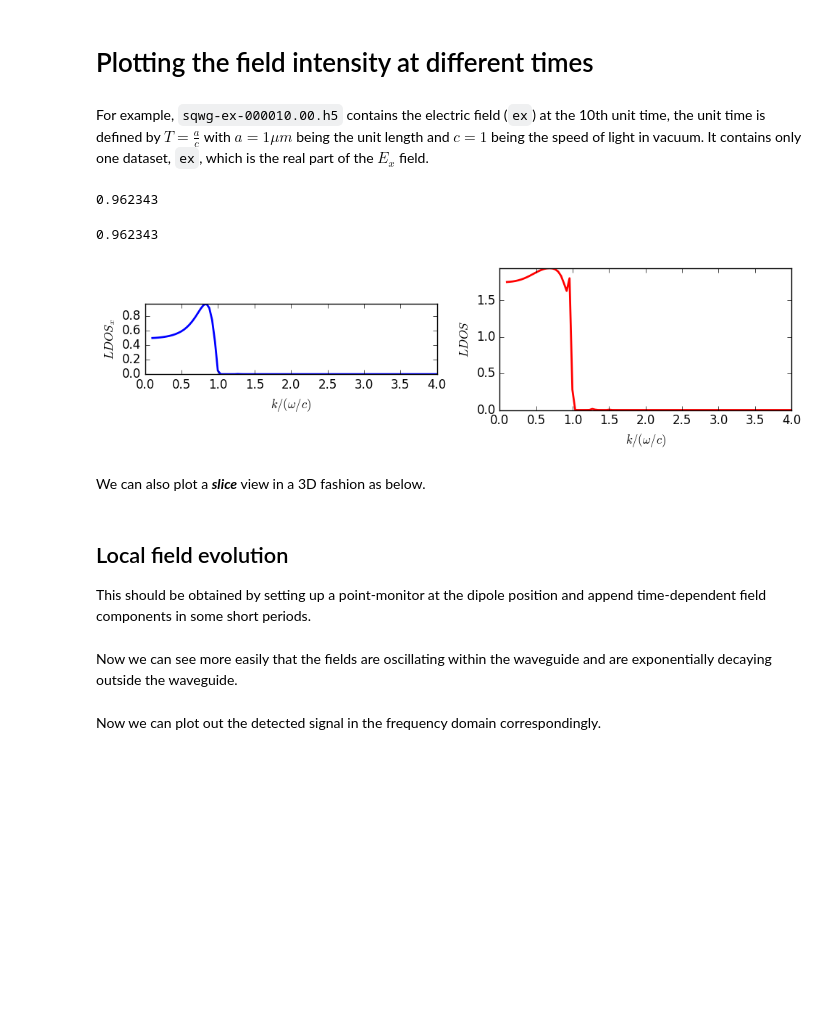
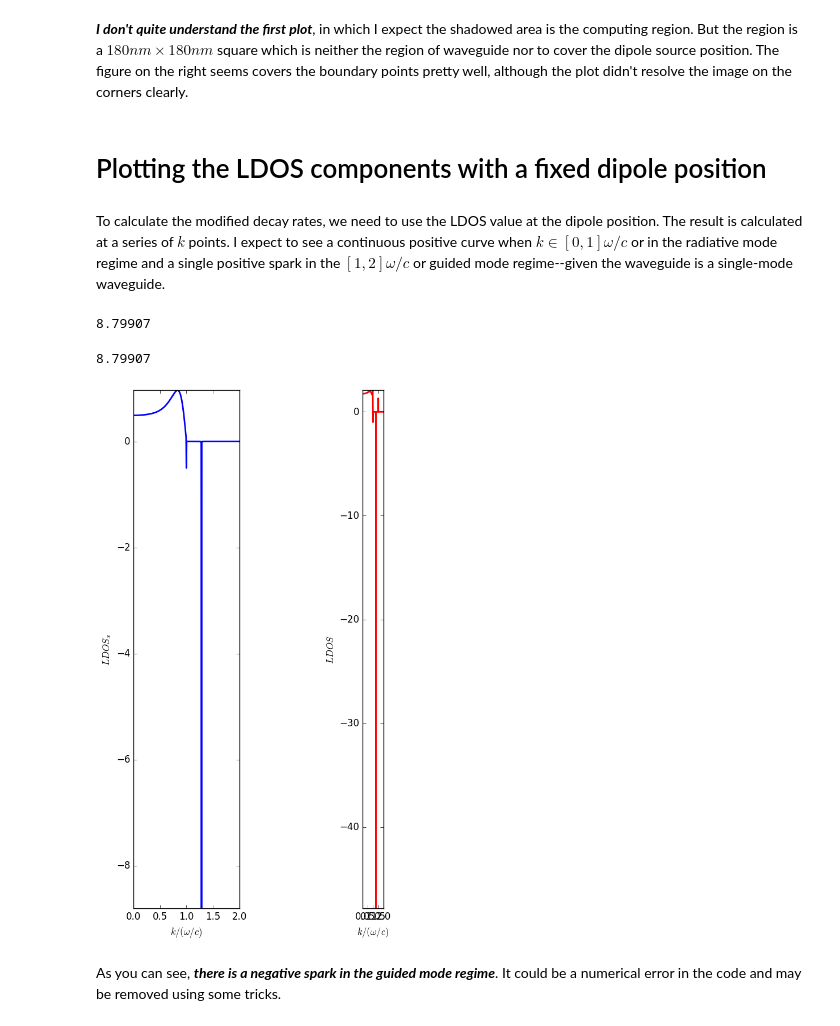
Before and after one commit to i2000s/simnanophotonics, a Jupyter notebook: sqwg_BEM.ipynb, the cells around one changed output. Cells and saved outputs as stored; diff of their text form; code cells hidden in the pictures; blank space fills up the shorter version.

Commit message:
Preliminary results using BEM.

```diff
--- a/sqwg_BEM.ipynb
+++ b/sqwg_BEM.ipynb
@@ -138,9 +130,12 @@ As expected, $\sqrt{\varepsilon}=n$ is 2 in the middle and 1 elsewhere with a gr
-# %% [markdown]
-# Plotting the field intensity at different times
-# %% [markdown]
-For example, `sqwg-ex-000010.00.h5` contains the electric field (`ex`) at the 10th unit time, the unit time is defined by $T=\frac{a}{c}$ with $a=1\mu m$ being the unit length and $c=1$ being the speed of light in vacuum. It contains only one dataset, `ex`, which is the real part of the $E_x$ field.
+# %% [markdown]
+***I don't quite understand the first plot***, in which I expect the shadowed area is the computing region. But the region is a $180nm\times 180nm$ square which is neither the region of waveguide nor to cover the dipole source position. The figure on the right seems covers the boundary points pretty well, although the plot didn't resolve the image on the corners clearly.
+# %% [markdown]
+# Plotting the LDOS components with a fixed dipole position
+# %% [markdown]
+To calculate the modified decay rates, we need to use the LDOS value at the dipole position. The result is calculated at a series of $k$ points. I expect to see a continuous positive curve when $k\in [0,1]\omega/c$ or in the radiative mode regime and a single positive spark in the $[1,2]\omega/c$ or guided mode regime--given the waveguide is a single-mode waveguide.
 # %%
-ldos = readdlm("data/ldos_N_1_lam_894_eps_4_0.001_a_300_b_300_c_5_x_0_y_350_q_0.1_4_101.dat", header=false);
+ldos = readdlm("data/ldos_N_1_lam_894_eps_4_0_a_300_b_300_c_5_x_0_y_350_q_0_2_401.dat", header=false);
+#ldos = readdlm("data/ldos_N_1_lam_894_eps_4_0.001_a_300_b_300_c_5_x_0_y_350_q_0.1_4_101.dat", header=false);
 ldosqpoints = ldos[:,[2,5,6,7,8]]
 using PyPlot
 #println(convert(Int64,floor(lenz/2)))
@@ -149,45 +144,37 @@ ldosx = ldosqpoints[:,2]
 ldosy = ldosqpoints[:,3]
 ldosz = ldosqpoints[:,4]
 ldos_av = ldosqpoints[:,5]
 lenx = length(q)
 
 fig = figure("LDOS q plot",figsize=(10,10))
 ax = fig[:add_subplot](1,2,1)
 cp = ax[:plot](q, ldosx, "b-", linewidth=2.0)
 #ax[:clabel](cp, inline=1, fontsize=5)
 
 xlabel(L"k/(\omega/c)")
 ylabel(L"LDOS_x")
 axis("image")
-xlim(-0.0,4)
+xlim(-0.0,2)
 #ylim(-300,300)
 tight_layout()
 gcf() # Needed for IJulia to plot inline
 display(maximum(abs(ldosx)))
 
 ax = fig[:add_subplot](1,2,2)
 cp = ax[:plot](q, ldos_av, "r-", linewidth=2.0)
 #ax[:clabel](cp, inline=1, fontsize=5)
 
 xlabel(L"k/(\omega/c)")
 ylabel(L"LDOS")
 axis("image")
-xlim(-0.0,4)
+xlim(-0.0,2)
 #ylim(-300,300)
 tight_layout()
 gcf() # Needed for IJulia to plot inline
 display(maximum(abs(ldosx)))
 # %% [output]
-0.962343
+8.79907
-0.962343
+8.79907
-[figure, old version]
+[figure, new version]
-# %% [markdown]
-We can also plot a ***slice*** view in a 3D fashion as below.
-# %% [markdown]
-## Local field evolution
-
-This should be obtained by setting up a point-monitor at the dipole position and append time-dependent field components in some short periods.
-# %% [markdown]
-Now we can see more easily that the fields are oscillating within the waveguide and are exponentially decaying outside the waveguide.
-# %% [markdown]
-Now we can plot out the detected signal in the frequency domain correspondingly.
+# %% [markdown]
+As you can see, ***there is a negative spark in the guided mode regime***. It could be a numerical error in the code and may be removed using some tricks.
```
Also changed, not shown: parts of 20 cells of this notebook, 9 other files.
